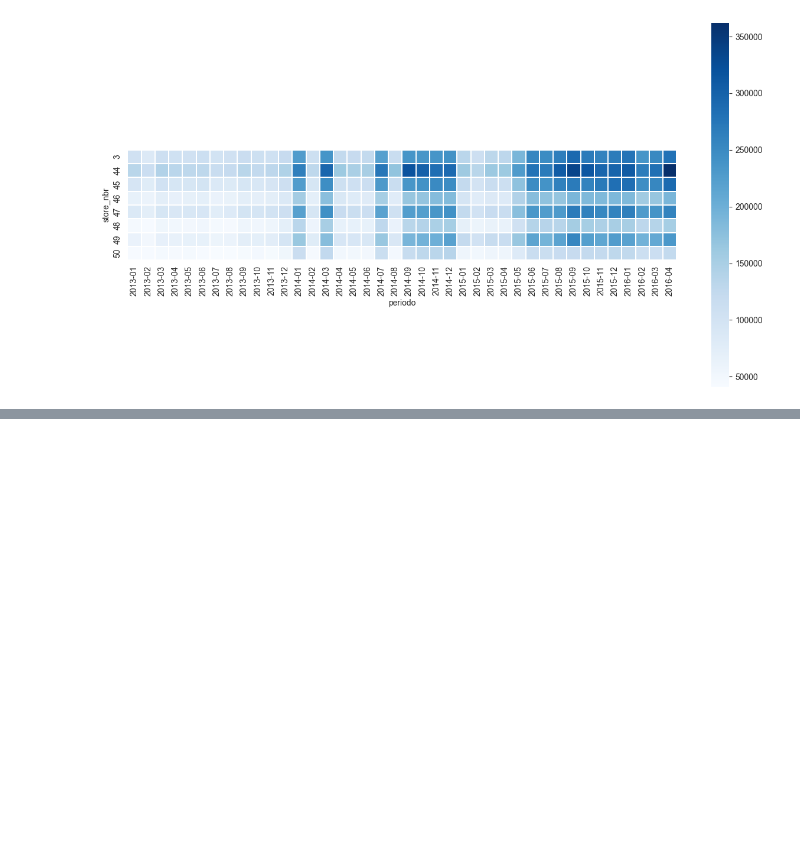
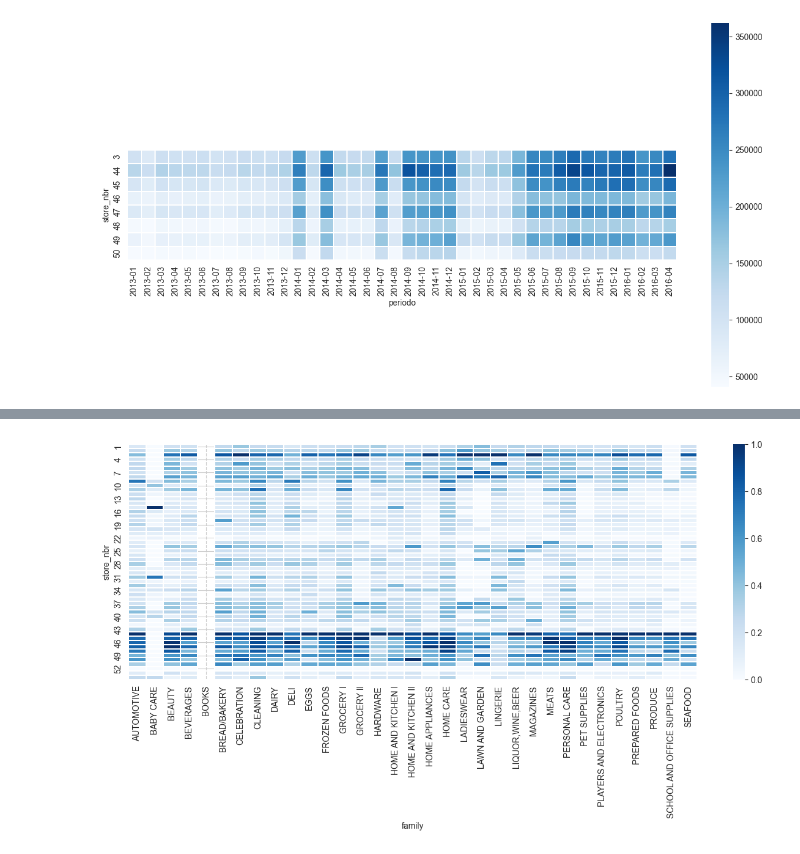
Before and after one commit to lkuffo/data-viz, a Jupyter notebook: NIVEL2/9_heatmap.ipynb, the cells around one changed output, grey strips where cells are left out. Saved outputs shown, nothing was run; the diff lists cells and outputs as text; code cells hidden in the pictures; blank space fills up the shorter version.

```diff
--- a/NIVEL2/9_heatmap.ipynb
+++ b/NIVEL2/9_heatmap.ipynb
@@ -233,3 +247,11 @@ ax = sns.heatmap(
 plt.show()
 # %% [output]
 [figure]
+# %%
+tiendas_agrupadas_2 = df2.groupby(['family', 'store_nbr']).agg({
+    'sales': np.sum
+})
+tiendas_agrupadas_2
+pivote3 = tiendas_agrupadas_2.unstack().droplevel(0, axis=1).transpose()
+pivote3 = (pivote3-pivote3.min())/(pivote3.max()-pivote3.min())
+pivote3
@@ -235,0 +278,12 @@ plt.show()
+# %%
+# Segundo ejemplo de un Heatmap de dos variables categóricas que codifican una variable numérica
+plt.figure(figsize=(15, 5))
+ax = sns.heatmap(
+    pivote3,
+    square=False, # Me genera cuadraditos simetricos
+    cmap="Blues",
+    linewidth=0.1,
+)
+plt.show()
+# %% [output]
+[figure, added]
```
Also changed, not shown: parts of 7 cells of this notebook, 23 other files.
